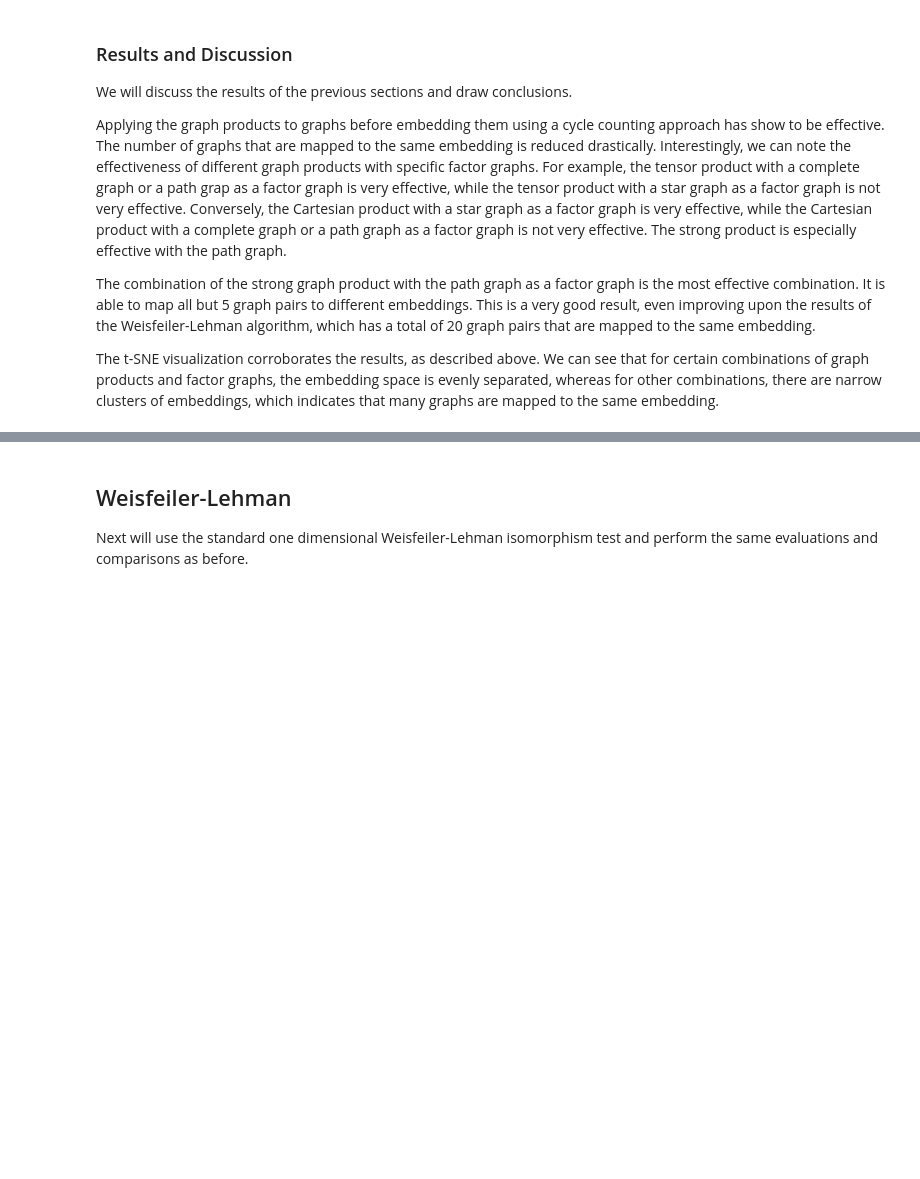
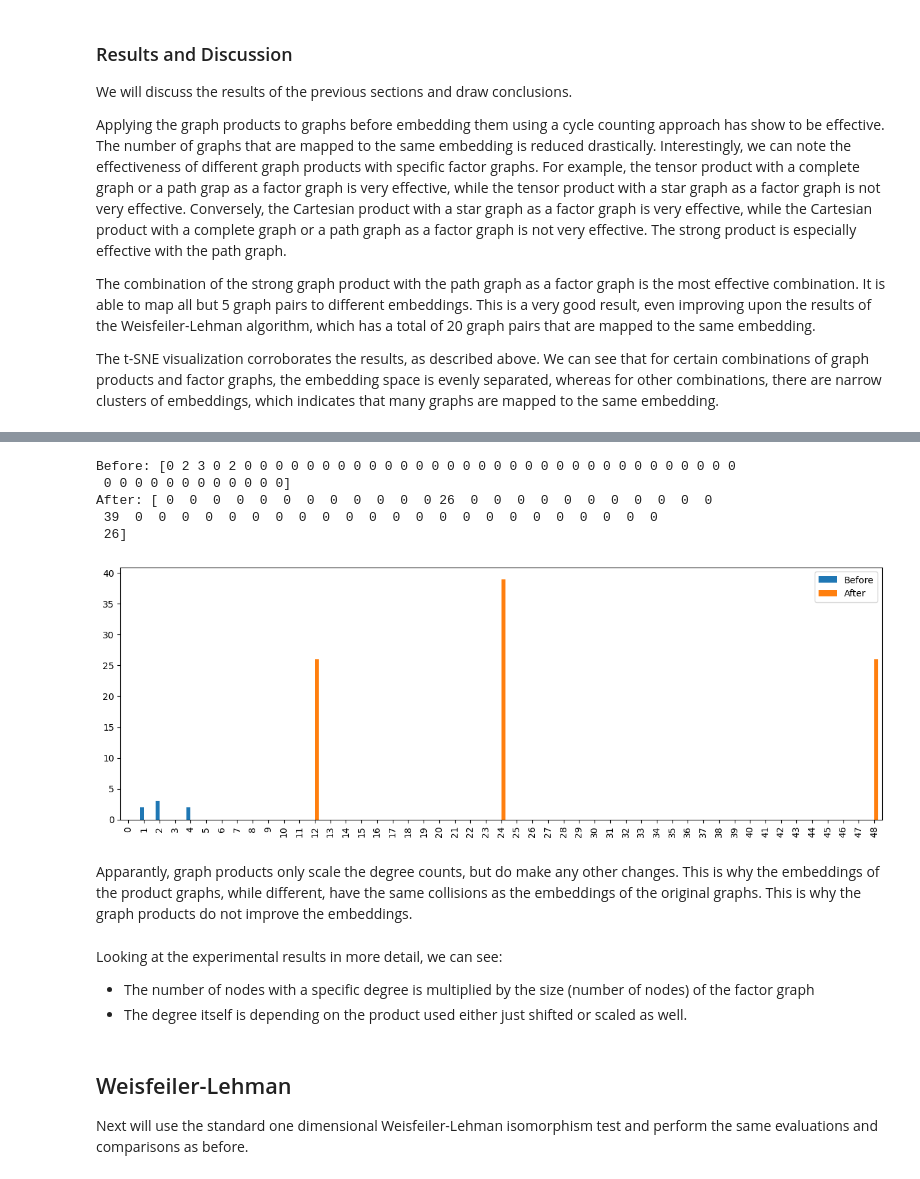
Before and after one commit to max-seeli/graph-gumbo, a Jupyter notebook: simple_product_embedding.ipynb, the cells around one changed output, grey strips where cells are left out. Drawn from its saved outputs; the diff is of its cells as text; code cells hidden in the pictures; blank space fills up the shorter version.

```diff
--- a/simple_product_embedding.ipynb
+++ b/simple_product_embedding.ipynb
@@ -355,3 +418,19 @@ The t-SNE visualization corroborates the results, as described above. We can see
+# %%
+after = degree_embedded_products.loc['K13', 'Tensor'][200]
+plot_embedding_diff(before, after)
+# %% [output]
+Before: [0 2 3 0 2 0 0 0 0 0 0 0 0 0 0 0 0 0 0 0 0 0 0 0 0 0 0 0 0 0 0 0 0 0 0 0 0
+ 0 0 0 0 0 0 0 0 0 0 0 0]
+After: [ 0  0  0  0  0  0  0  0  0  0  0  0 26  0  0  0  0  0  0  0  0  0  0  0
+ 39  0  0  0  0  0  0  0  0  0  0  0  0  0  0  0  0  0  0  0  0  0  0  0
+ 26]
+[figure, added]
+# %% [markdown]
+Apparantly, graph products only scale the degree counts, but do make any other changes. This is why the embeddings of the product graphs, while different, have the same collisions as the embeddings of the original graphs. This is why the graph products do not improve the embeddings.
+# %% [markdown]
+Looking at the experimental results in more detail, we can see:
+- The number of nodes with a specific degree is multiplied by the size (number of nodes) of the factor graph
+- The degree itself is depending on the product used either just shifted or scaled as well.
 # %% [markdown]
 ## Weisfeiler-Lehman
 Next will use the standard one dimensional Weisfeiler-Lehman isomorphism test and perform the same evaluations and comparisons as before.
```
Also changed, not shown: parts of 16 cells of this notebook, 1 other file.
